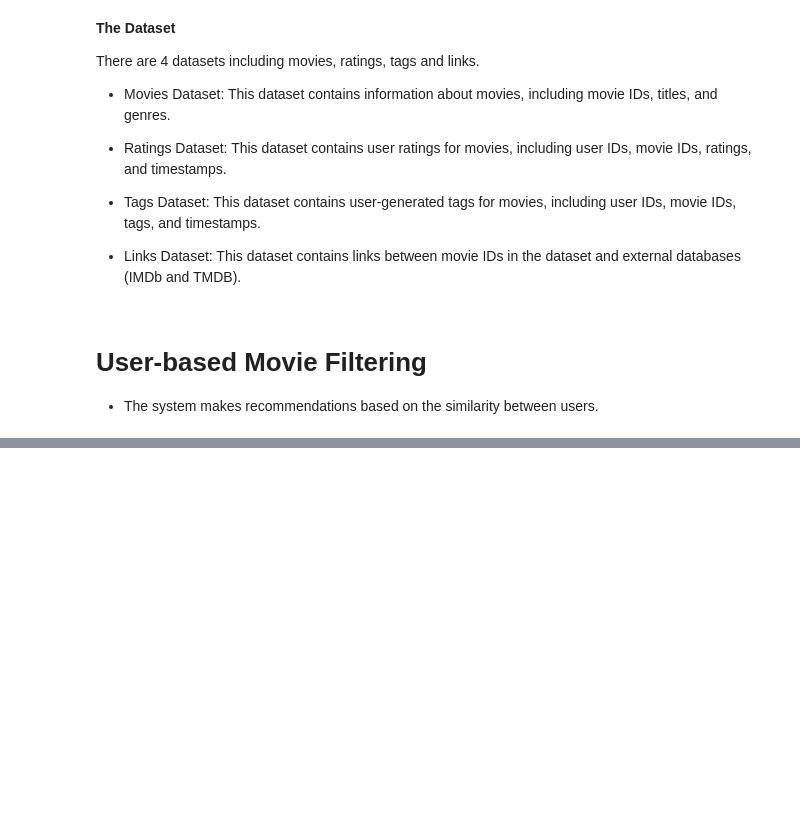
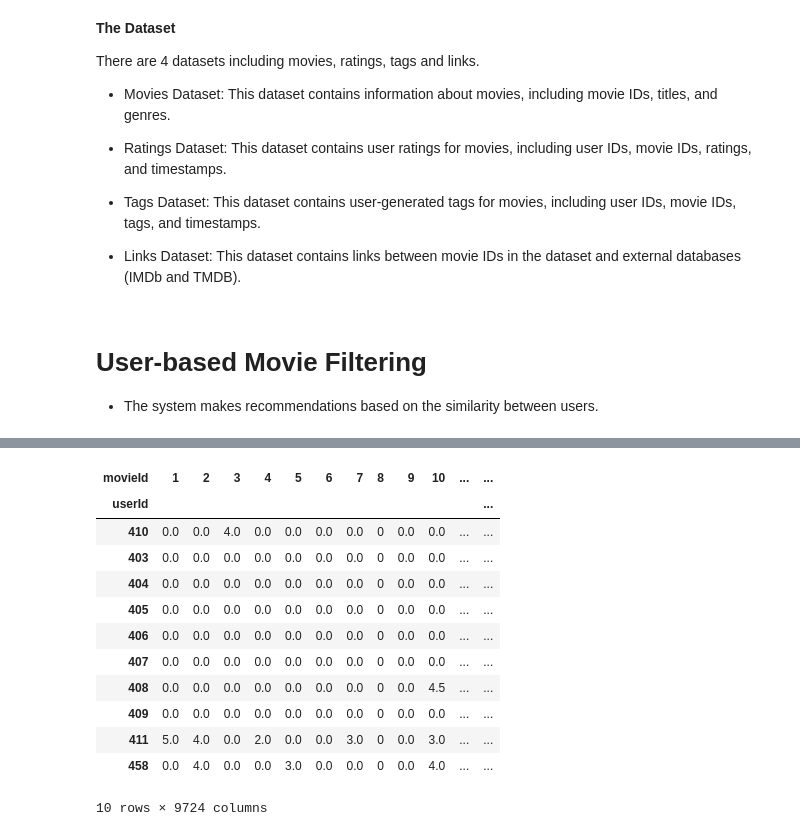
Before and after one commit to MusabUmama/Movie_Recommendation_system, a Jupyter notebook: Recommendation_System.ipynb, the cells around one changed output, grey strips where cells are left out. Saved outputs shown, nothing was run; the diff lists cells and outputs as text; code cells hidden in the pictures; blank space fills up the shorter version.

```diff
--- a/Recommendation_System.ipynb
+++ b/Recommendation_System.ipynb
@@ -22,0 +106,6 @@ IDs, titles, and genres.
+# %%
+# Creating a data frame to store user similarity scores
+user_similarity_data = pd.DataFrame(user_similarity_scores, index=interaction_matrix.index, columns=interaction_matrix.index)
+
+# Replacing the diagonal values with zeros (self-similarity scores)
+user_similarity_data.values[[range(user_similarity_data.shape[0])]*2] = 0
@@ -22,0 +138,10 @@ IDs, titles, and genres.
+# %%
+# Choosing a target user
+target_user_id = 13
+
+# Geting the similarity scores for the target user
+similar_users = user_similarity_data.loc[target_user_id].sort_values(ascending=False)
+# %%
+# Selecting the top-k most similar users
+k = 10
+top_similar_users = similar_users.iloc[1:k+1]
@@ -22,0 +163,19 @@ IDs, titles, and genres.
+# %%
+# Geting the movie ratings for the top-k similar users
+similar_users_ratings = interaction_matrix.loc[top_similar_users.index]
+# %%
+similar_users_ratings
+# %% [output]
+| movieId | 1 | 2 | 3 | 4 | 5 | 6 | 7 | 8 | 9 | 10 | ... | ... |
+| userId |  |  |  |  |  |  |  |  |  |  |  | ... |
+| 410 | 0.0 | 0.0 | 4.0 | 0.0 | 0.0 | 0.0 | 0.0 | 0 | 0.0 | 0.0 | ... | ... |
+| 403 | 0.0 | 0.0 | 0.0 | 0.0 | 0.0 | 0.0 | 0.0 | 0 | 0.0 | 0.0 | ... | ... |
+| 404 | 0.0 | 0.0 | 0.0 | 0.0 | 0.0 | 0.0 | 0.0 | 0 | 0.0 | 0.0 | ... | ... |
+| 405 | 0.0 | 0.0 | 0.0 | 0.0 | 0.0 | 0.0 | 0.0 | 0 | 0.0 | 0.0 | ... | ... |
+| 406 | 0.0 | 0.0 | 0.0 | 0.0 | 0.0 | 0.0 | 0.0 | 0 | 0.0 | 0.0 | ... | ... |
+| 407 | 0.0 | 0.0 | 0.0 | 0.0 | 0.0 | 0.0 | 0.0 | 0 | 0.0 | 0.0 | ... | ... |
+| 408 | 0.0 | 0.0 | 0.0 | 0.0 | 0.0 | 0.0 | 0.0 | 0 | 0.0 | 4.5 | ... | ... |
+| 409 | 0.0 | 0.0 | 0.0 | 0.0 | 0.0 | 0.0 | 0.0 | 0 | 0.0 | 0.0 | ... | ... |
+| 411 | 5.0 | 4.0 | 0.0 | 2.0 | 0.0 | 0.0 | 3.0 | 0 | 0.0 | 3.0 | ... | ... |
+| 458 | 0.0 | 4.0 | 0.0 | 0.0 | 3.0 | 0.0 | 0.0 | 0 | 0.0 | 4.0 | ... | ... |
+10 rows × 9724 columns
```
Also changed, not shown: parts of 18 cells of this notebook.
